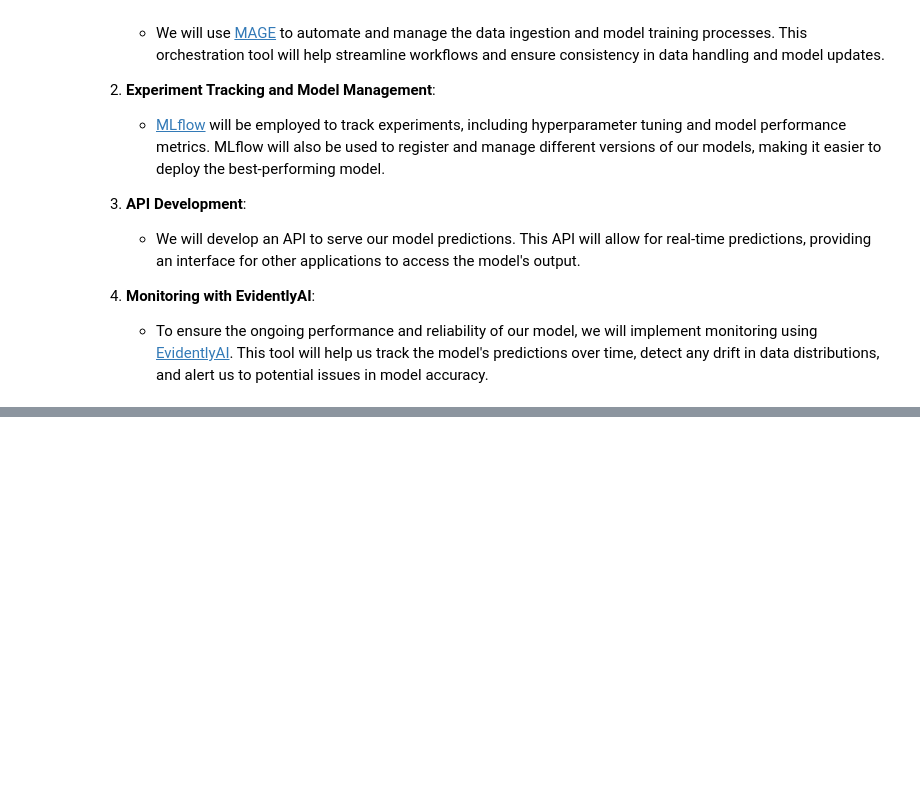
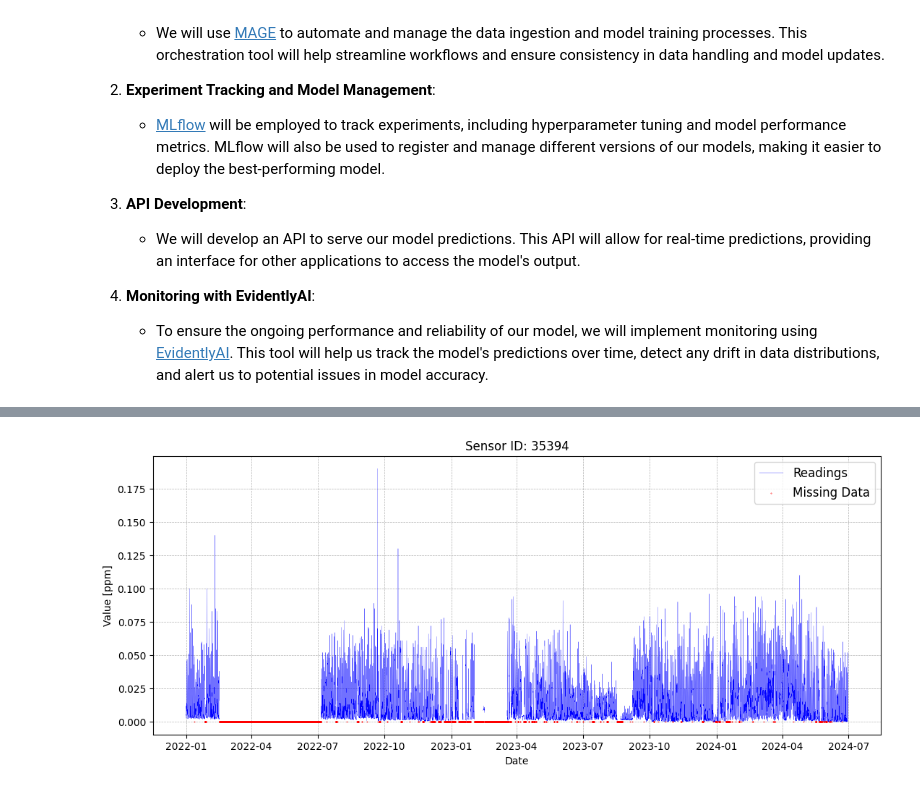
Before and after one commit to Fustincho/datatalks-mlops-zoomcamp, a Jupyter notebook: 07-project/airquality/notebooks/01_proof_of_concept.ipynb, the cells around one changed output, grey strips where cells are left out. Cells and saved outputs as stored; diff of their text form; code cells hidden in the pictures; blank space fills up the shorter version.

```diff
--- a/07-project/airquality/notebooks/01_proof_of_concept.ipynb
+++ b/07-project/airquality/notebooks/01_proof_of_concept.ipynb
@@ -1111,0 +1123,4 @@ The next phase of this project involves operationalizing our machine learning mo
+# %%
+plot_all_data(complete_sensor_measurements, 35394, show_na=True)
+# %% [output]
+[figure, added]
```
Also changed, not shown: parts of 27 cells of this notebook, 6 other files.
